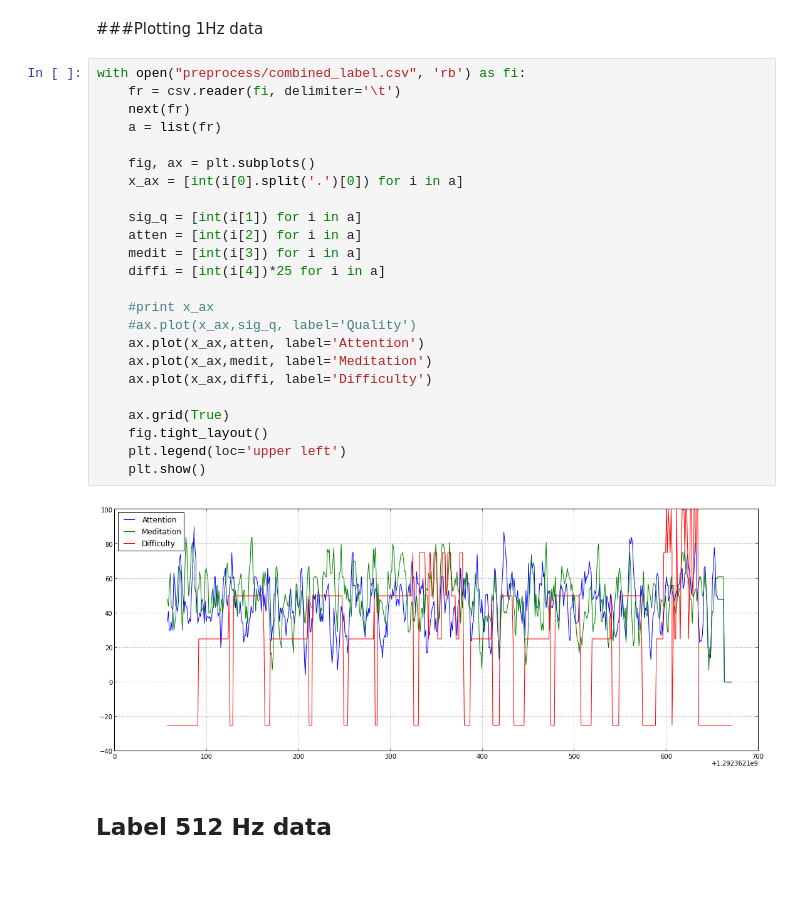
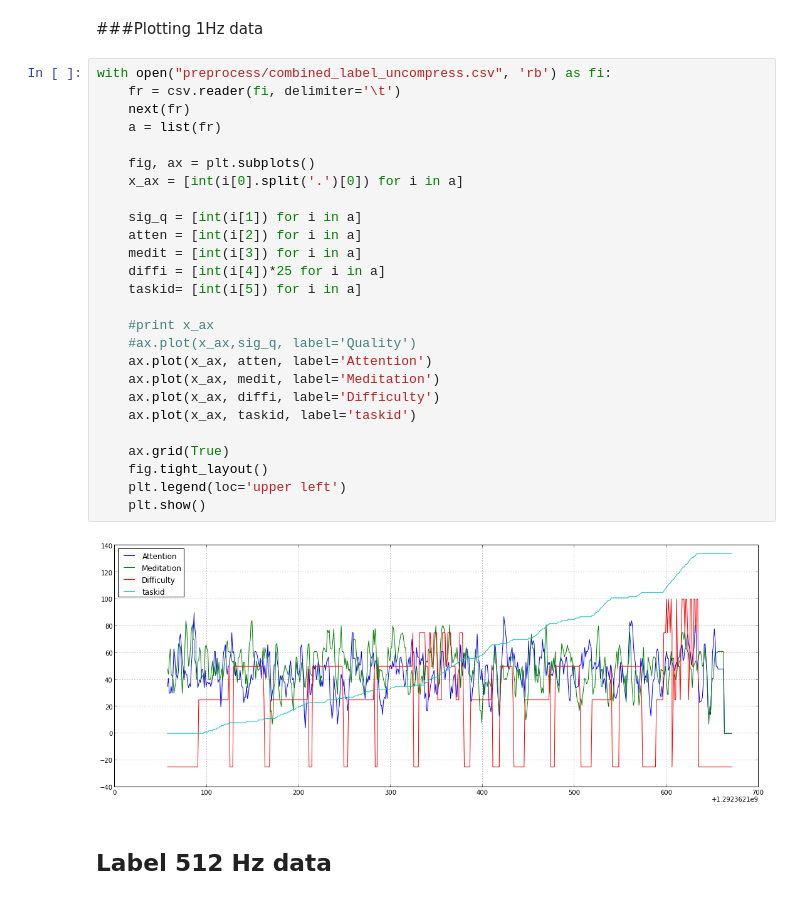
Before and after one commit to sagarjauhari/BCIpy, a Jupyter notebook: eeg_data.ipynb, the cells around one changed output. Cells and saved outputs as stored; diff of their text form.

Commit message:
Updated raw_incremental_label.csv with task_id

```diff
--- a/eeg_data.ipynb
+++ b/eeg_data.ipynb
@@ -128,31 +128,33 @@ label_data("../data/eeg_sample/20101214163931.a.combined.csv",
 # %% [markdown]
 ###Plotting 1Hz data
 # %%
-with open("preprocess/combined_label.csv", 'rb') as fi:
+with open("preprocess/combined_label_uncompress.csv", 'rb') as fi:
     fr = csv.reader(fi, delimiter='\t')
     next(fr)
     a = list(fr)
 
     fig, ax = plt.subplots()
     x_ax = [int(i[0].split('.')[0]) for i in a]
 
     sig_q = [int(i[1]) for i in a]
     atten = [int(i[2]) for i in a]
     medit = [int(i[3]) for i in a]
     diffi = [int(i[4])*25 for i in a]
+    taskid= [int(i[5]) for i in a]
 
     #print x_ax
     #ax.plot(x_ax,sig_q, label='Quality')
-    ax.plot(x_ax,atten, label='Attention')
-    ax.plot(x_ax,medit, label='Meditation')
-    ax.plot(x_ax,diffi, label='Difficulty')
+    ax.plot(x_ax, atten, label='Attention')
+    ax.plot(x_ax, medit, label='Meditation')
+    ax.plot(x_ax, diffi, label='Difficulty')
+    ax.plot(x_ax, taskid, label='taskid')
 
     ax.grid(True)
     fig.tight_layout()
     plt.legend(loc='upper left')
     plt.show()
 # %% [output]
-[figure, old version]
+[figure, new version]
 # %% [markdown]
 ## Label 512 Hz data
 # %%
```
Also changed, not shown: parts of 1 cell of this notebook.
